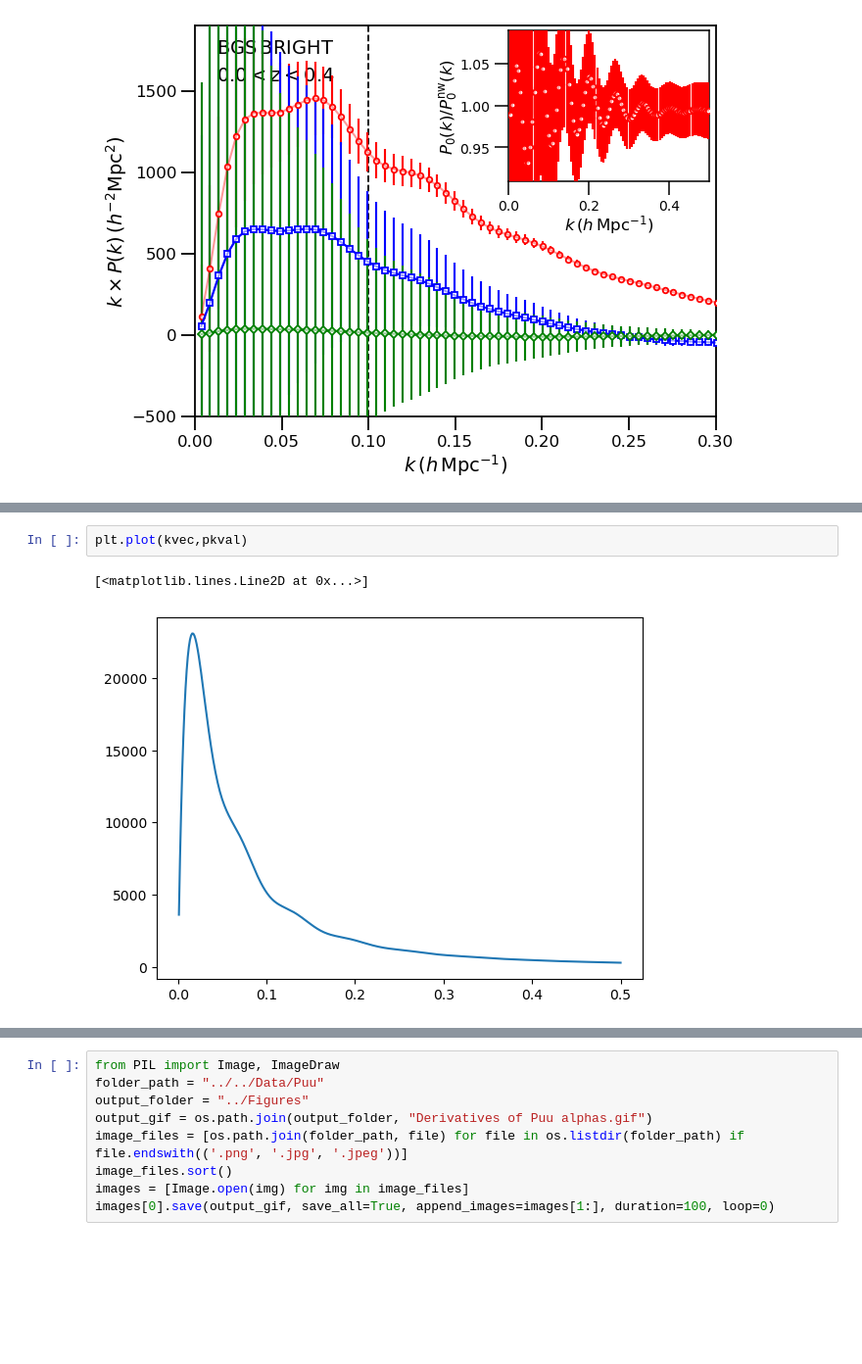
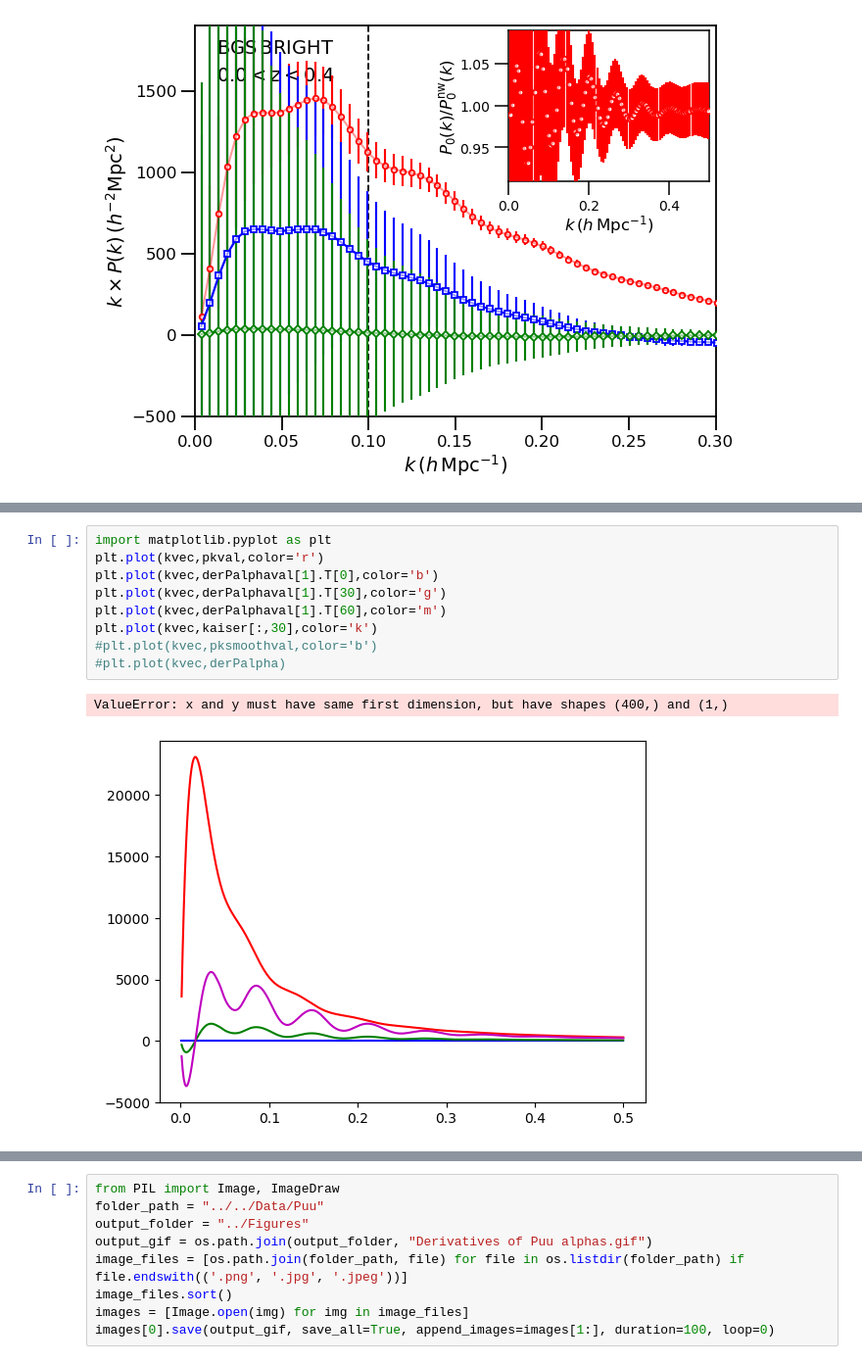
Before and after one commit to eh13913/Capstone-Project, a Jupyter notebook: Notebooks/Test1.ipynb, the cells around one changed output, grey strips where cells are left out. Shown: that part at 98% size. Saved outputs shown, nothing was run; the diff lists cells and outputs as text; blank space fills up the shorter version.

```diff
--- a/Notebooks/Test1.ipynb
+++ b/Notebooks/Test1.ipynb
@@ -516,8 +564,15 @@ for i, kval in enumerate(kvec):
 # %%
-plt.plot(kvec,pkval)
+import matplotlib.pyplot as plt
+plt.plot(kvec,pkval,color='r')
+plt.plot(kvec,derPalphaval[1].T[0],color='b')
+plt.plot(kvec,derPalphaval[1].T[30],color='g')
+plt.plot(kvec,derPalphaval[1].T[60],color='m')
+plt.plot(kvec,kaiser[:,30],color='k')
+#plt.plot(kvec,pksmoothval,color='b')
+#plt.plot(kvec,derPalpha)
 # %% [output]
-[<matplotlib.lines.Line2D at 0x...>]
+ValueError: x and y must have same first dimension, but have shapes (400,) and (1,)
-[figure, old version]
+[figure, new version]
 # %%
 import numpy as np
 from findiff import FinDiff
```
Also changed, not shown: parts of 5 cells of this notebook, 1 other file.
